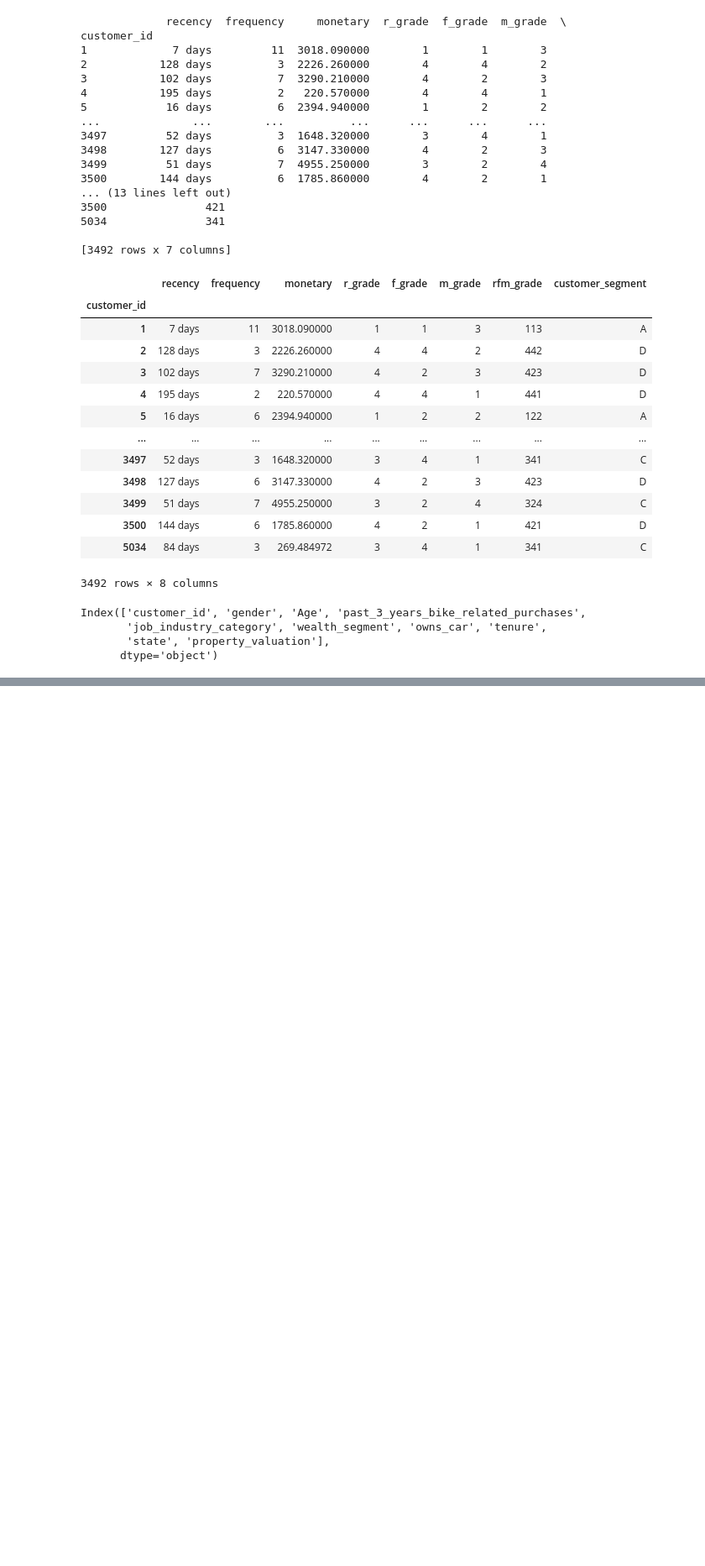
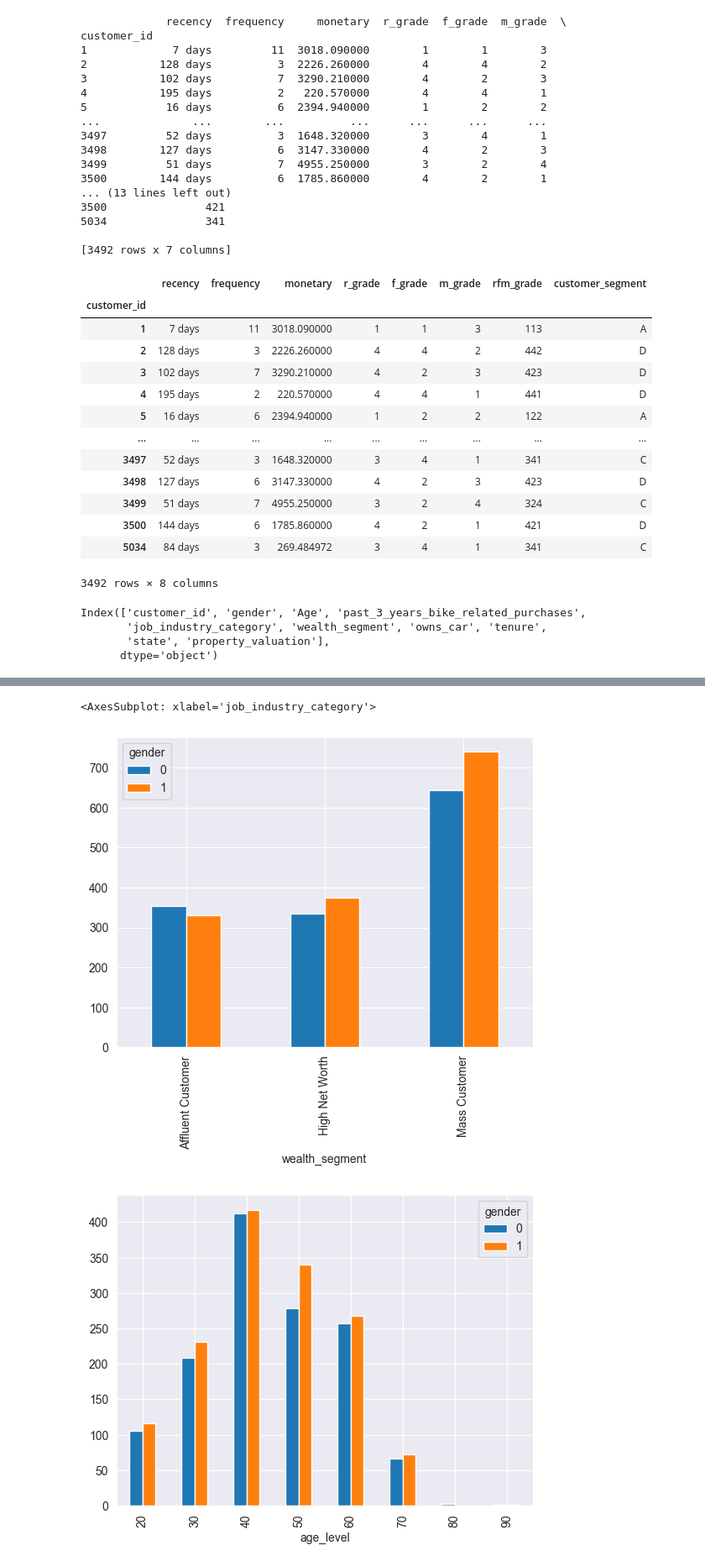
Before and after one commit to Yuxuanjojo/KPMG_virtual_internship, a Jupyter notebook: Code/KPMG_data_cleaning.ipynb, the cells around one changed output, grey strips where cells are left out. Shown: that part at 84% size. Cells and saved outputs as stored; diff of their text form; code cells hidden in the pictures; blank space fills up the shorter version.

```diff
--- a/Code/KPMG_data_cleaning.ipynb
+++ b/Code/KPMG_data_cleaning.ipynb
@@ -414,0 +415,13 @@ cust_demo_address.head()
+# %%
+cust_demo_address.groupby('wealth_segment')['gender'] \
+    .value_counts().unstack(level=1).plot.bar(stacked=False)
+
+cust_demo_address.groupby('age_level')['gender'] \
+    .value_counts().unstack(level=1).plot.bar(stacked=False)
+
+cust_demo_address.groupby('job_industry_category')['gender'] \
+    .value_counts().unstack(level=1).plot.bar(stacked=False)
+# %% [output]
+<AxesSubplot: xlabel='job_industry_category'>
+[figure, added]
+[figure, added]
```
Also changed, not shown: parts of 10 cells of this notebook.
